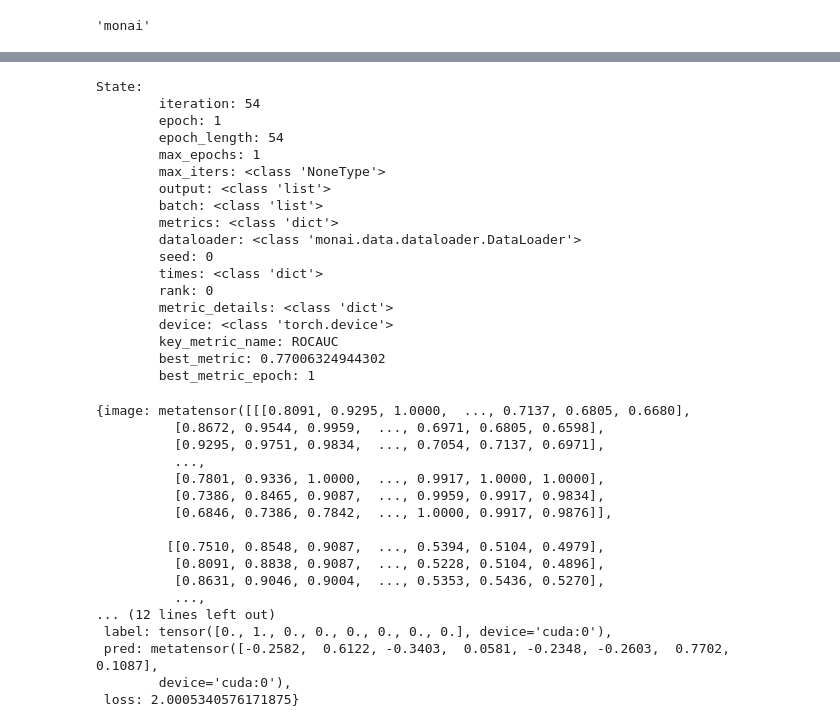
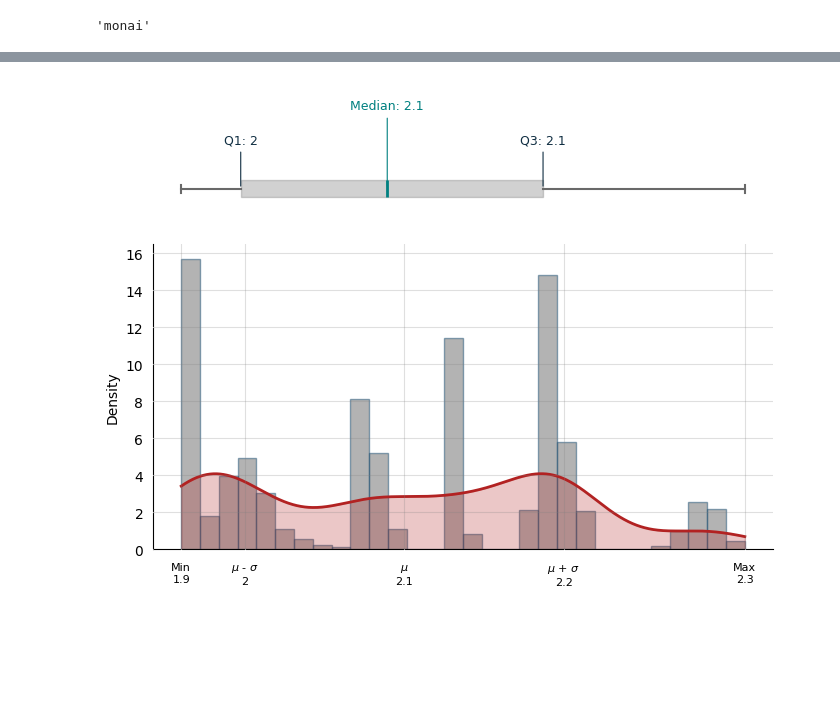
Before and after one commit to deepCLEM/bonsai, a Jupyter notebook: nbs/080_engines.ipynb, the cells around one changed output, grey strips where cells are left out. Drawn from its saved outputs; the diff is of its cells as text; code cells hidden in the pictures; blank space fills up the shorter version.

```diff
--- a/nbs/080_engines.ipynb
+++ b/nbs/080_engines.ipynb
@@ -2609,43 +3127,2 @@ Training summary Total time: 8.716 s Best epoch (ROCAUC): 1, 0.770063 ROCAUC: 0.
 # %%
-monai_biotrainer.validate()
+val_res = monai_biotrainer.evaluate(with_loss=True)
-# %%
-monai_biotrainer.evaluator_instance.state
-# %% [output]
-State:
-        iteration: 54
-        epoch: 1
-        epoch_length: 54
-        max_epochs: 1
-        max_iters: <class 'NoneType'>
-        output: <class 'list'>
-        batch: <class 'list'>
-        metrics: <class 'dict'>
-        dataloader: <class 'monai.data.dataloader.DataLoader'>
-        seed: 0
-        times: <class 'dict'>
-        rank: 0
-        metric_details: <class 'dict'>
-        device: <class 'torch.device'>
-        key_metric_name: ROCAUC
-        best_metric: 0.77006324944302
-        best_metric_epoch: 1
-# %%
-monai_biotrainer.trainer_instance.state.output[0]
-# %% [output]
-{image: metatensor([[[0.8091, 0.9295, 1.0000,  ..., 0.7137, 0.6805, 0.6680],
-          [0.8672, 0.9544, 0.9959,  ..., 0.6971, 0.6805, 0.6598],
-          [0.9295, 0.9751, 0.9834,  ..., 0.7054, 0.7137, 0.6971],
-          ...,
-          [0.7801, 0.9336, 1.0000,  ..., 0.9917, 1.0000, 1.0000],
-          [0.7386, 0.8465, 0.9087,  ..., 0.9959, 0.9917, 0.9834],
-          [0.6846, 0.7386, 0.7842,  ..., 1.0000, 0.9917, 0.9876]],
-
-         [[0.7510, 0.8548, 0.9087,  ..., 0.5394, 0.5104, 0.4979],
-          [0.8091, 0.8838, 0.9087,  ..., 0.5228, 0.5104, 0.4896],
-          [0.8631, 0.9046, 0.9004,  ..., 0.5353, 0.5436, 0.5270],
-          ...,
-... (12 lines left out)
- label: tensor([0., 1., 0., 0., 0., 0., 0., 0.], device='cuda:0'),
- pred: metatensor([-0.2582,  0.6122, -0.3403,  0.0581, -0.2348, -0.2603,  0.7702,  0.1087],
-        device='cuda:0'),
- loss: 2.0005340576171875}
@@ -2652,3 +3131,9 @@ monai_biotrainer.trainer_instance.state.output[0]
+# %%
+val_losses = val_res["losses"]
+# %%
+plot_kde(val_losses);
+# %% [output]
+[figure, added]
 # %%
 #| hide
 import nbdev; nbdev.nbdev_export()
```
Also changed, not shown: parts of 18 cells of this notebook, 6 other files.
